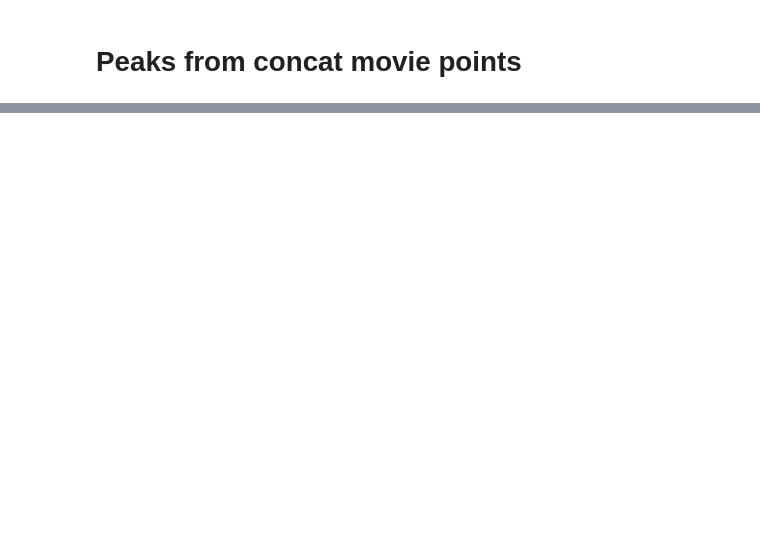
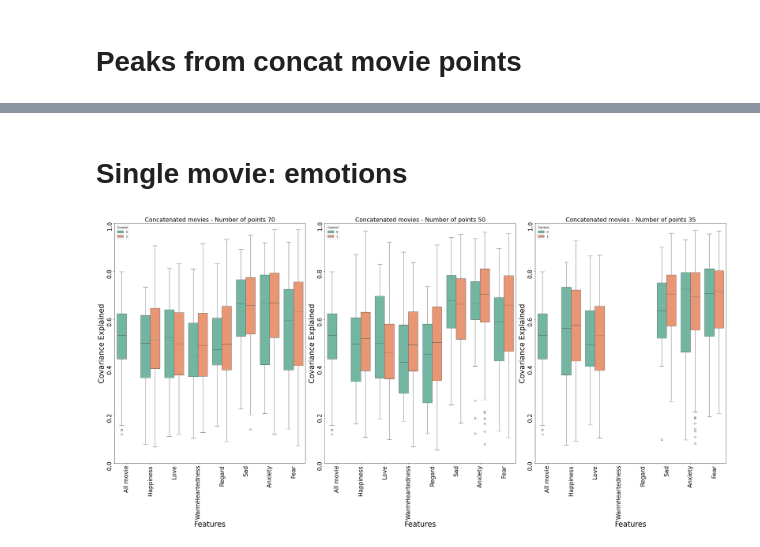
Before and after one commit to silviiaromanato/HigherOrder, a Jupyter notebook: Code/PLS_Silvia/viz.ipynb, the cells around one changed output, grey strips where cells are left out. Cells and saved outputs as stored; diff of their text form; code cells hidden in the pictures; blank space fills up the shorter version.

```diff
--- a/Code/PLS_Silvia/viz.ipynb
+++ b/Code/PLS_Silvia/viz.ipynb
@@ -396,0 +524,62 @@ peaks_data, data_all, features, thresholds = preprocess_peaks_concat(peaks_data,
+# %% [markdown]
+# **Single movie: emotions**
+# %%
+peaks_data = pd.read_csv('/Users/silviaromanato/Desktop/SEMESTER_PROJECT/Material/Output/PLS_emoPeaks/PLSpeaks_emotions_single_pts.csv')
+peaks_data['Method'] = 'bold'
+data_all = pd.read_csv(f'/Users/silviaromanato/Desktop/SEMESTER_PROJECT/Material/Output/PLS_csv/PLS_bold_ALL_concatmovies.csv', index_col=0).reset_index().drop(columns=['Movie', 'LC'])
+
+peaks_data, data_all, features, thresholds = preprocess_peaks_concat(peaks_data, data_all)
+peaks_data = peaks_data.groupby(['Region', 'bootstrap_round', 'Feature', 'Number of points', 'threshold', 'LC', 'Method', 'Movie']).first().reset_index()
+
+MOVIE = 'Spaceman'
+peaks_data = peaks_data[peaks_data['Movie'] == MOVIE]
+# %%
+n_points = [50, 100, 150]
+
+def retrieve_significant(peaks_data, data_all_movie):
+
+    # Take the significant LC for the PLS on the peaks
+    significant_peaks = peaks_data[peaks_data['P-value'] < 0.05]
+    significant_peaks = significant_peaks.groupby(['Region', 'bootstrap_round', 'Feature', 'Number of points', 'threshold']).sum()['Covariance Explained'].reset_index()
+    significant_peaks['Covariance Explained'] = significant_peaks['Covariance Explained']
+    significant_peaks['Control'] = significant_peaks['Feature'].apply(lambda x: 1 if x.split('_')[0] == 'Control' else 0)
+    significant_peaks['Feature'] = significant_peaks['Feature'].apply(lambda x: x.split('_')[-1])
+    significant_peaks['Feature'] = significant_peaks['Feature'].apply(lambda x: 'average_' + x if x in ['brightness', 'saturation', 'hue'] else x)
+
+    # Take the significant LC for the PLS on all the movie
+    data_all_movie['Feature'] = 'All movie'
+    significant_all_movie = data_all_movie[data_all_movie['P-value'] < 0.05]
+    significant_all_movie = significant_all_movie.groupby(['Region', 'bootstrap_round', 'Feature']).sum()['Covariance Explained'].reset_index()
+    significant_all_movie['Control'] = 0
+
+    # Merge the dataframes
+    significant = pd.concat([significant_peaks, significant_all_movie], ignore_index=True)
+
+    significant.loc[significant['Feature'] == 'All movie', 'Number of points'] = 7000
+    return significant
+
+def plot_peaks_pts(significant, thresholds):
+    palette = sns.color_palette("Set2", 2)
+    fig, axes = plt.subplots(nrows=1, ncols=3, figsize=(30, 15))  # Adjust the size as needed
+    for i, thr in enumerate(thresholds):
+        significant.loc[significant['Feature'] == 'All movie', 'Number of points'] = thr
+        df_thr = significant[significant['Number of points'] == thr]
+
+        sns.boxplot(x='Feature', y='Covariance Explained', data=df_thr,  hue='Control', ax=axes[i], palette=palette,
+                    order = ['All movie', 'Happiness', 'Love', 'WarmHeartedness', 'Regard', 'Sad', 'Anxiety', 'Fear'])
+
+        axes[i].set_title(f'Concatenated movies - Number of points {thr}', fontsize=20)
+        axes[i].set_ylim(0, 1)
+        axes[i].set_xlabel('Features', fontsize=25)
+        axes[i].set_ylabel('Covariance Explained', fontsize=25)
+        # font size of the x and y ticks
+        axes[i].tick_params(axis='both', which='major', labelsize=20, rotation=90)
+        axes[i].tick_params(axis='both', which='minor', labelsize=20, rotation=90)
+
+    plt.tight_layout()
+    plt.show()
+
+significant = retrieve_significant(peaks_data, data_all)
+plot_peaks_pts(significant, [70, 50, 35])
+# %% [output]
+[figure, added]
```
Also changed, not shown: parts of 26 cells of this notebook, 5 other files.
